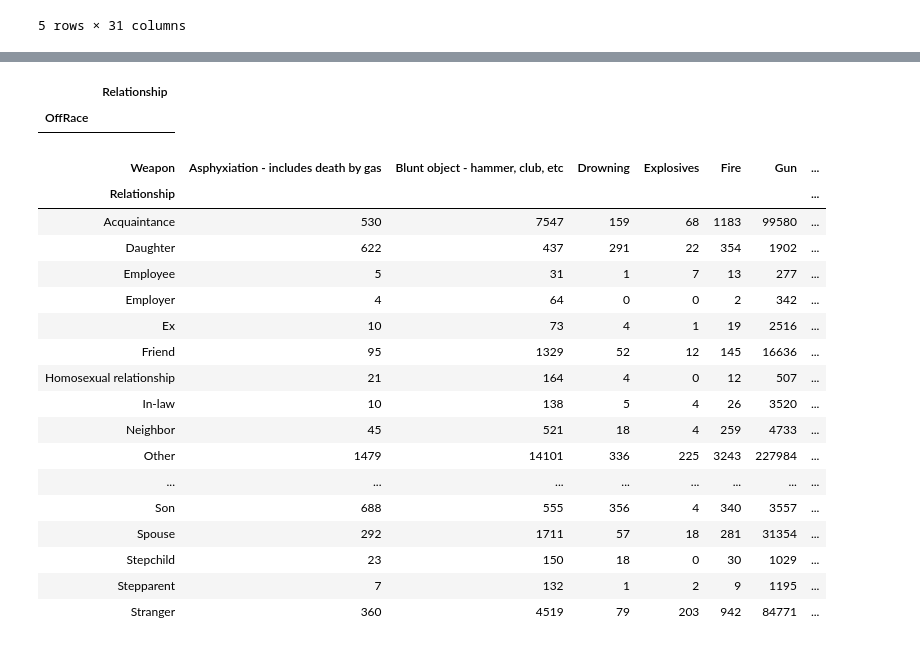
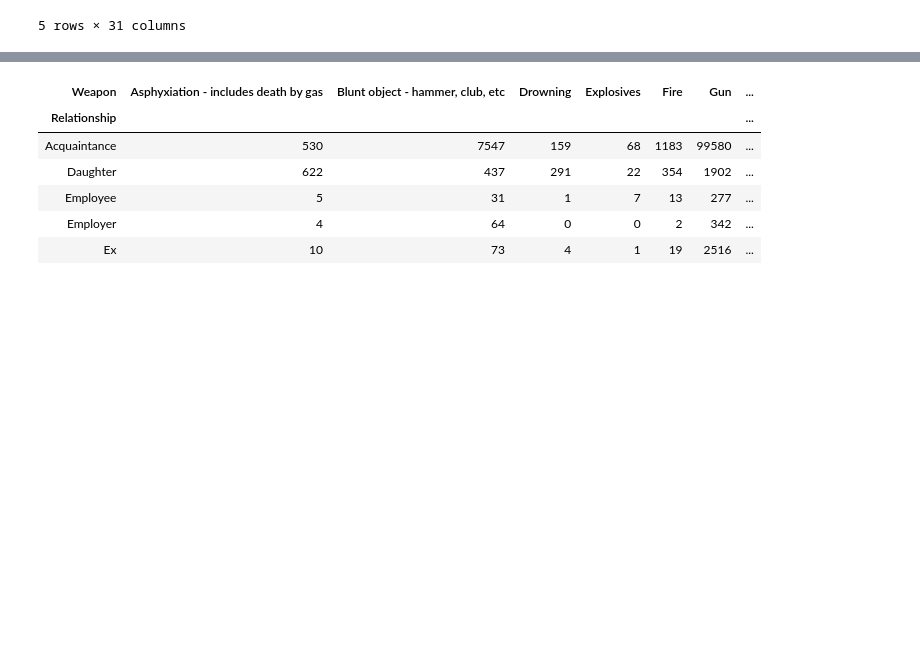
Before and after one commit to sparking29/Murder_Analysis, a Jupyter notebook: murder-analysis.ipynb, the cells around one changed output, grey strips where cells are left out. Cells and saved outputs as stored; diff of their text form; code cells hidden in the pictures; blank space fills up the shorter version.

```diff
--- a/murder-analysis.ipynb
+++ b/murder-analysis.ipynb
@@ -64,10 +50,0 @@ murder_df.head()
-# %%
-rape_circ = murder_df.loc[murder_df['Circumstance'] == 'Rape']
-
-rape_murder = rape_circ.groupby("OffRace")["Relationship"].count()
-
-rape_murder_df = pd.DataFrame(rape_murder)
-rape_murder_df
-# %% [output]
-|  | Relationship |
-| OffRace |  |
@@ -74,21 +53,12 @@ rape_murder_df
 # %%
 pd.crosstab(murder_df.Relationship, murder_df.Weapon)
+murder_relationship_df = pd.crosstab(murder_df.Relationship, murder_df.Weapon)
+murder_relationship_df.head()
 # %% [output]
 | Weapon | Asphyxiation - includes death by gas | Blunt object - hammer, club, etc | Drowning | Explosives | Fire | Gun | ... |
 | Relationship |  |  |  |  |  |  | ... |
 | Acquaintance | 530 | 7547 | 159 | 68 | 1183 | 99580 | ... |
 | Daughter | 622 | 437 | 291 | 22 | 354 | 1902 | ... |
 | Employee | 5 | 31 | 1 | 7 | 13 | 277 | ... |
 | Employer | 4 | 64 | 0 | 0 | 2 | 342 | ... |
 | Ex | 10 | 73 | 4 | 1 | 19 | 2516 | ... |
-| Friend | 95 | 1329 | 52 | 12 | 145 | 16636 | ... |
-| Homosexual relationship | 21 | 164 | 4 | 0 | 12 | 507 | ... |
-| In-law | 10 | 138 | 5 | 4 | 26 | 3520 | ... |
-| Neighbor | 45 | 521 | 18 | 4 | 259 | 4733 | ... |
-| Other | 1479 | 14101 | 336 | 225 | 3243 | 227984 | ... |
-| ... | ... | ... | ... | ... | ... | ... | ... |
-| Son | 688 | 555 | 356 | 4 | 340 | 3557 | ... |
-| Spouse | 292 | 1711 | 57 | 18 | 281 | 31354 | ... |
-| Stepchild | 23 | 150 | 18 | 0 | 30 | 1029 | ... |
-| Stepparent | 7 | 132 | 1 | 2 | 9 | 1195 | ... |
-| Stranger | 360 | 4519 | 79 | 203 | 942 | 84771 | ... |
```
Also changed, not shown: parts of 26 cells of this notebook.
